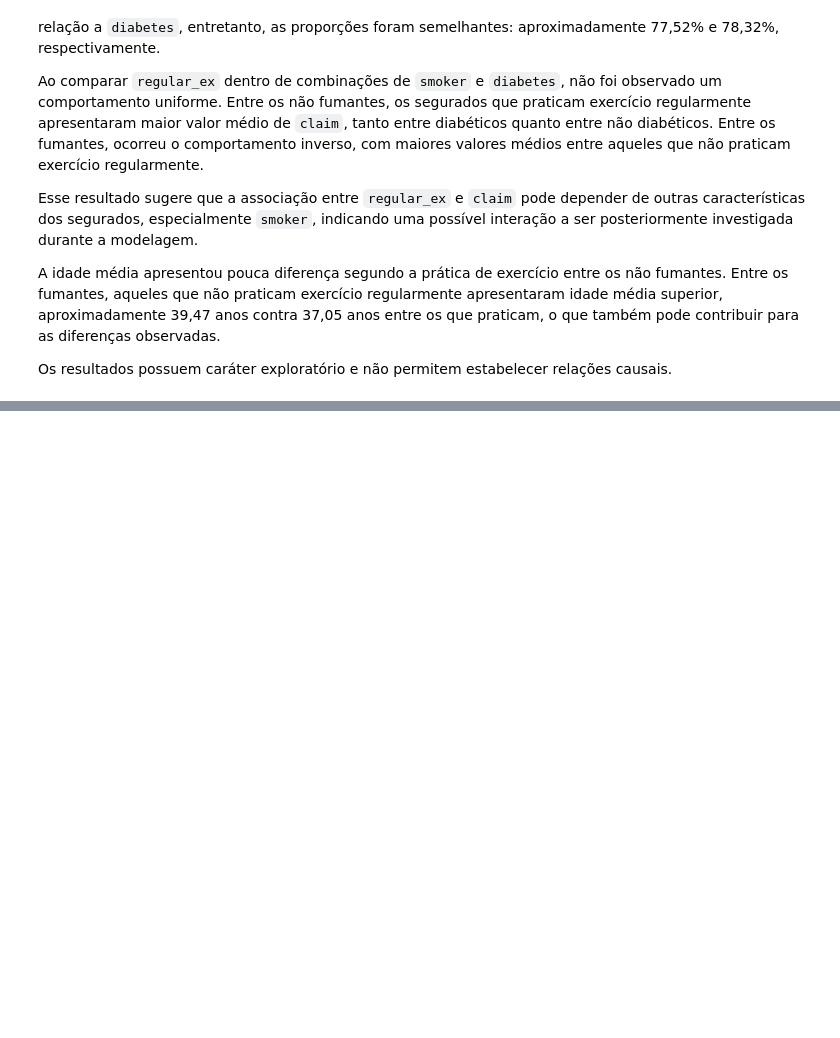
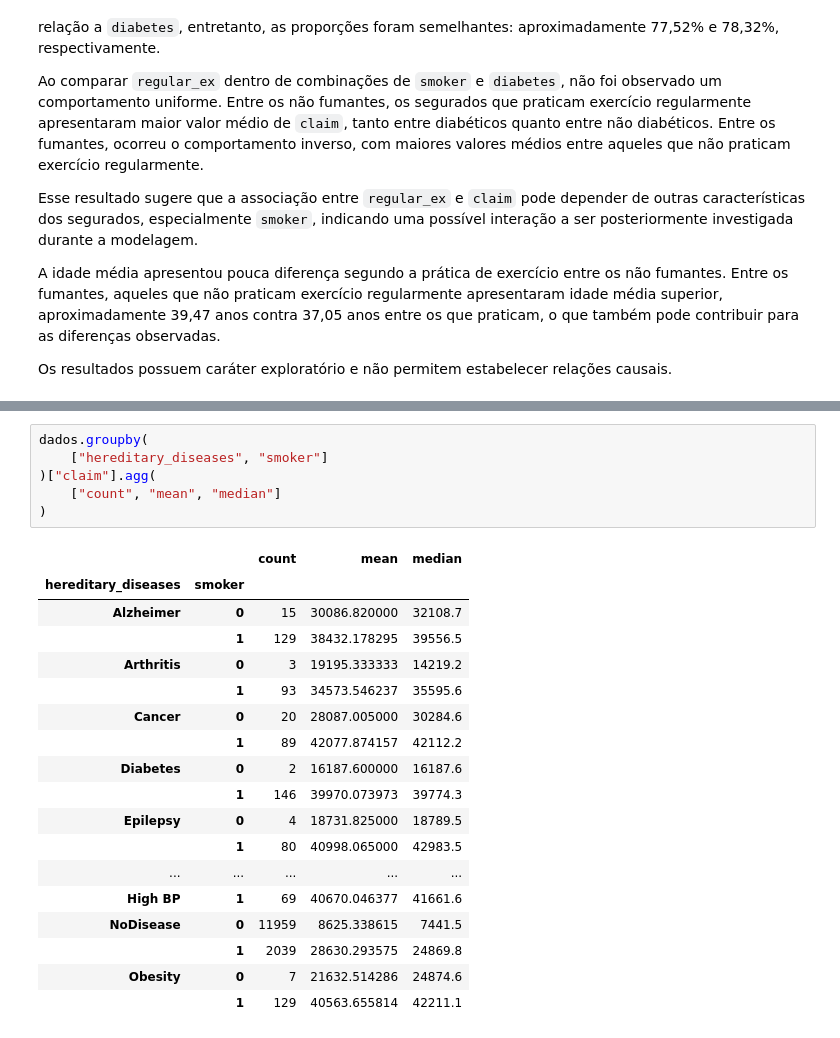
Before and after one commit to DalpesCS50/trab_estagio4_health-insurance-claims-prediction, a Jupyter notebook: notebooks/01_exploracao_inicial_health_insurance.ipynb, the cells around one changed output, grey strips where cells are left out. Drawn from its saved outputs; the diff is of its cells as text; blank space fills up the shorter version.

```diff
--- a/notebooks/01_exploracao_inicial_health_insurance.ipynb
+++ b/notebooks/01_exploracao_inicial_health_insurance.ipynb
@@ -1018,0 +1055,25 @@ Os resultados possuem caráter exploratório e não permitem estabelecer relaç
+# %%
+dados.groupby(
+    ["hereditary_diseases", "smoker"]
+)["claim"].agg(
+    ["count", "mean", "median"]
+)
+# %% [output]
+|  |  | count | mean | median |
+| hereditary_diseases | smoker |  |  |  |
+| Alzheimer | 0 | 15 | 30086.820000 | 32108.7 |
+|  | 1 | 129 | 38432.178295 | 39556.5 |
+| Arthritis | 0 | 3 | 19195.333333 | 14219.2 |
+|  | 1 | 93 | 34573.546237 | 35595.6 |
+| Cancer | 0 | 20 | 28087.005000 | 30284.6 |
+|  | 1 | 89 | 42077.874157 | 42112.2 |
+| Diabetes | 0 | 2 | 16187.600000 | 16187.6 |
+|  | 1 | 146 | 39970.073973 | 39774.3 |
+| Epilepsy | 0 | 4 | 18731.825000 | 18789.5 |
+|  | 1 | 80 | 40998.065000 | 42983.5 |
+| ... | ... | ... | ... | ... |
+| High BP | 1 | 69 | 40670.046377 | 41661.6 |
+| NoDisease | 0 | 11959 | 8625.338615 | 7441.5 |
+|  | 1 | 2039 | 28630.293575 | 24869.8 |
+| Obesity | 0 | 7 | 21632.514286 | 24874.6 |
+|  | 1 | 129 | 40563.655814 | 42211.1 |
```
Also changed, not shown: parts of 35 cells of this notebook.
